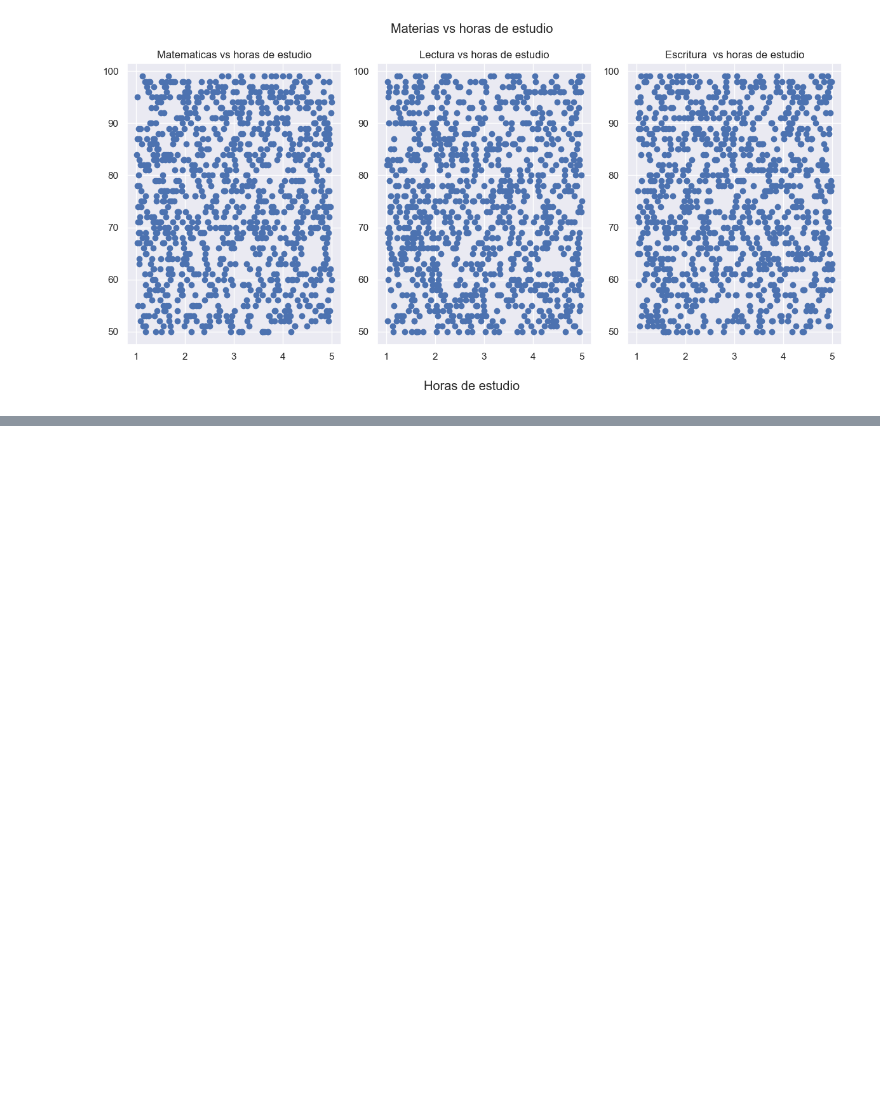
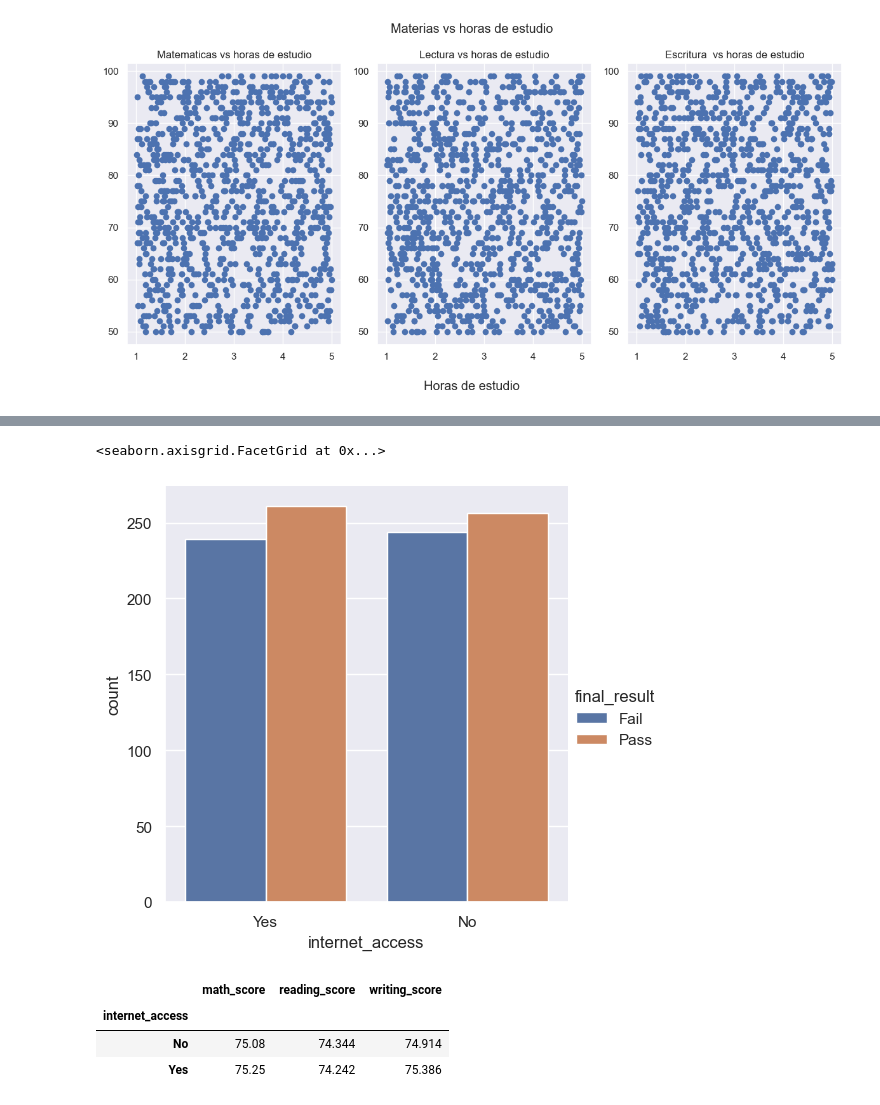
Before and after one commit to AidamZzzZ/student_academic_performance, a Jupyter notebook: notebooks/01.eda.ipynb, the cells around one changed output, grey strips where cells are left out. Cells and saved outputs as stored; diff of their text form; code cells hidden in the pictures; blank space fills up the shorter version.

```diff
--- a/notebooks/01.eda.ipynb
+++ b/notebooks/01.eda.ipynb
@@ -214,0 +223,15 @@ plt.show()
+# %%
+# no hay tanta diferencia, pero se puede notar una pequeña diferencia
+# entre las personas que tienen internet suelen tener un poco mas de ventaja que los que no
+sns.catplot(data=data, x='internet_access', hue='final_result', kind='count')
+# %% [output]
+<seaborn.axisgrid.FacetGrid at 0x...>
+[figure, added]
+# %%
+promedio = data.groupby('internet_access')[['math_score', 'reading_score', 'writing_score']].mean()
+promedio.head()
+# %% [output]
+|  | math_score | reading_score | writing_score |
+| internet_access |  |  |  |
+| No | 75.08 | 74.344 | 74.914 |
+| Yes | 75.25 | 74.242 | 75.386 |
```
Also changed, not shown: parts of 6 cells of this notebook.
